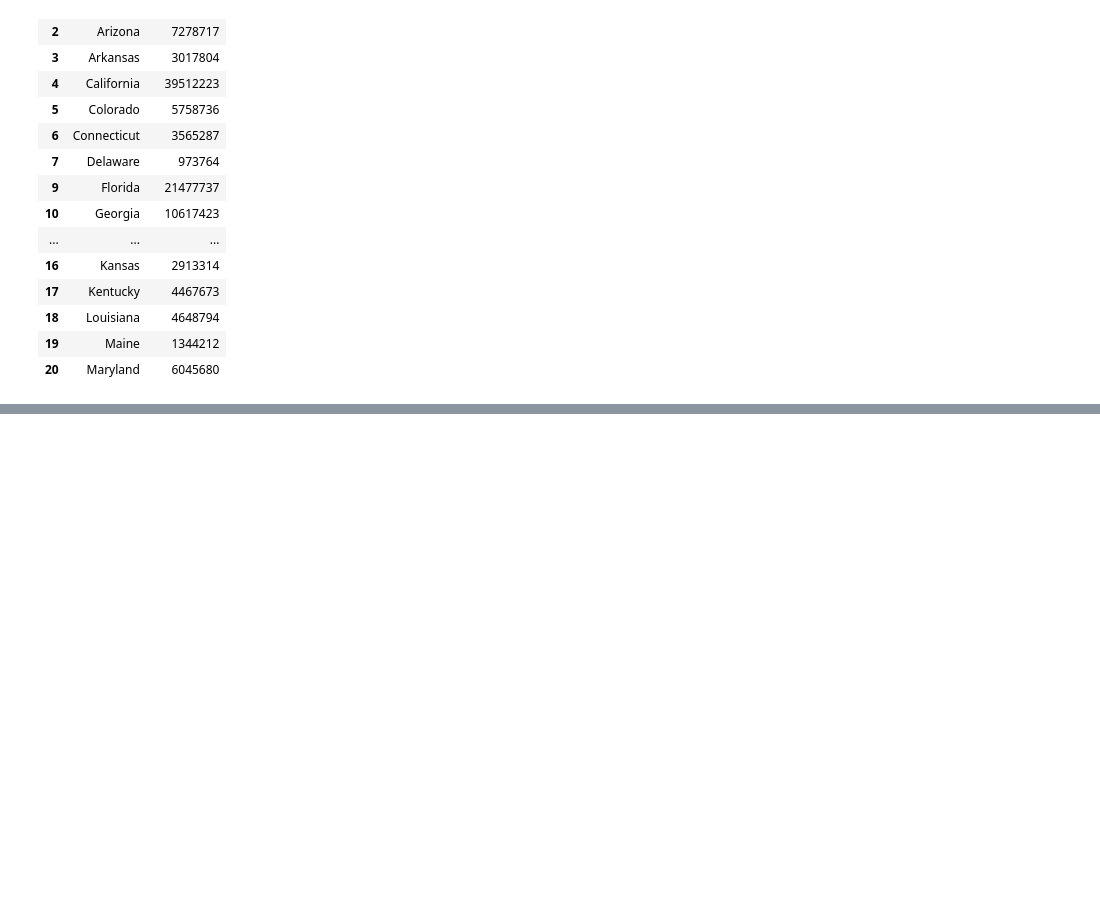
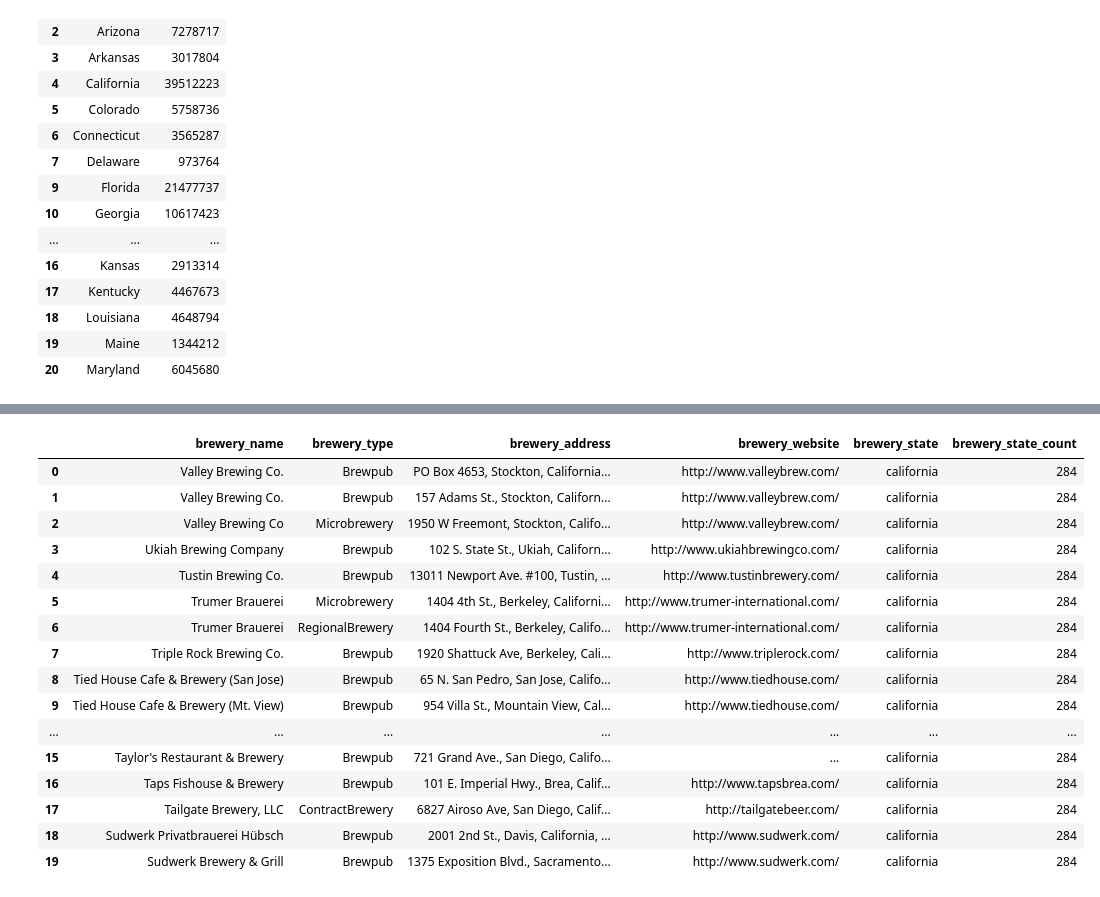
Before and after one commit to NateWitte/ETL-Project, a Jupyter notebook: UnitedStatesBreweries.ipynb, the cells around one changed output, grey strips where cells are left out. Drawn from its saved outputs; the diff is of its cells as text; code cells hidden in the pictures; blank space fills up the shorter version.

Commit message:
Did brewery transform and started load

```diff
--- a/UnitedStatesBreweries.ipynb
+++ b/UnitedStatesBreweries.ipynb
@@ -106,0 +125,5 @@ AttributeError: 'function' object has no attribute 'head'
+# %%
+# Copy the dataframe
+brew_cols = ["brewery_name", "type", "address", "website", "state", "state_breweries"]
+brew_transformed= brew_df[brew_cols].copy()
+brew_transformed.head()
@@ -106,0 +137,27 @@ AttributeError: 'function' object has no attribute 'head'
+# %%
+# Rename the column headers
+brew_transformed = brew_transformed.rename(columns={"type": "brewery_type",
+                                                    "state": "brewery_state",
+                                                    "state_breweries": "brewery_state_count",
+                                                    "address": "brewery_address",
+                                                    "website": "brewery_website"
+                                                          })
+brew_transformed.head(20)
+# %% [output]
+|  | brewery_name | brewery_type | brewery_address | brewery_website | brewery_state | brewery_state_count |
+| 0 | Valley Brewing Co. | Brewpub | PO Box 4653, Stockton, California... | http://www.valleybrew.com/ | california | 284 |
+| 1 | Valley Brewing Co. | Brewpub | 157 Adams St., Stockton, Californ... | http://www.valleybrew.com/ | california | 284 |
+| 2 | Valley Brewing Co | Microbrewery | 1950 W Freemont, Stockton, Califo... | http://www.valleybrew.com/ | california | 284 |
+| 3 | Ukiah Brewing Company | Brewpub | 102 S. State St., Ukiah, Californ... | http://www.ukiahbrewingco.com/ | california | 284 |
+| 4 | Tustin Brewing Co. | Brewpub | 13011 Newport Ave. #100, Tustin, ... | http://www.tustinbrewery.com/ | california | 284 |
+| 5 | Trumer Brauerei | Microbrewery | 1404 4th St., Berkeley, Californi... | http://www.trumer-international.com/ | california | 284 |
+| 6 | Trumer Brauerei | RegionalBrewery | 1404 Fourth St., Berkeley, Califo... | http://www.trumer-international.com/ | california | 284 |
+| 7 | Triple Rock Brewing Co. | Brewpub | 1920 Shattuck Ave, Berkeley, Cali... | http://www.triplerock.com/ | california | 284 |
+| 8 | Tied House Cafe & Brewery (San Jose) | Brewpub | 65 N. San Pedro, San Jose, Califo... | http://www.tiedhouse.com/ | california | 284 |
+| 9 | Tied House Cafe & Brewery (Mt. View) | Brewpub | 954 Villa St., Mountain View, Cal... | http://www.tiedhouse.com/ | california | 284 |
+| ... | ... | ... | ... | ... | ... | ... |
+| 15 | Taylor's Restaurant & Brewery | Brewpub | 721 Grand Ave., San Diego, Califo... | ... | california | 284 |
+| 16 | Taps Fishouse & Brewery | Brewpub | 101 E. Imperial Hwy., Brea, Calif... | http://www.tapsbrea.com/ | california | 284 |
+| 17 | Tailgate Brewery, LLC | ContractBrewery | 6827 Airoso Ave, San Diego, Calif... | http://tailgatebeer.com/ | california | 284 |
+| 18 | Sudwerk Privatbrauerei Hübsch | Brewpub | 2001 2nd St., Davis, California, ... | http://www.sudwerk.com/ | california | 284 |
+| 19 | Sudwerk Brewery & Grill | Brewpub | 1375 Exposition Blvd., Sacramento... | http://www.sudwerk.com/ | california | 284 |
```
Also changed, not shown: parts of 10 cells of this notebook, 3 other files.
